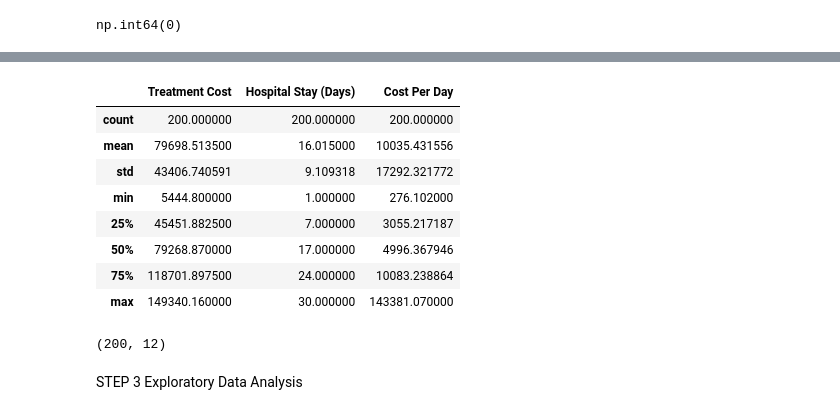
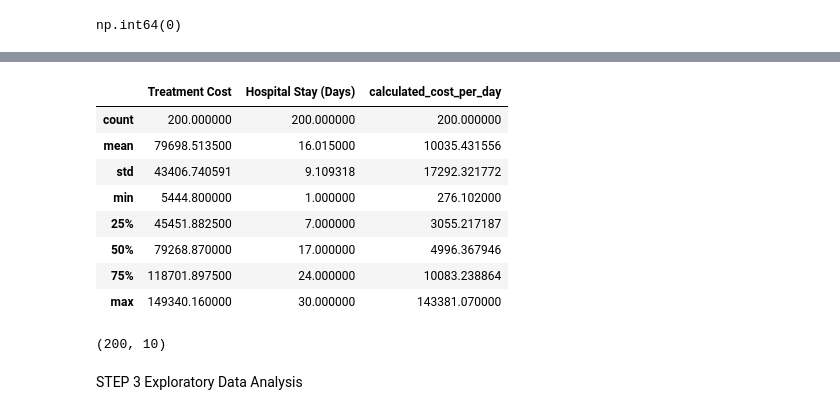
Before and after one commit to Prasannabade13/HEOR-Healthcare-Economics-and-Outcomes-Research-, a Jupyter notebook: HEOR.ipynb, the cells around one changed output, grey strips where cells are left out. Drawn from its saved outputs; the diff is of its cells as text; code cells hidden in the pictures.

```diff
--- a/HEOR.ipynb
+++ b/HEOR.ipynb
@@ -18,3 +9,5 @@ pd.read_excel("/content/hospital_patient_treatment_dataset.xlsx")
+# %%
+df = pd.read_csv("/content/hospital_patient_treatment_dataset.csv")
 # %%
 df.head()
 # %% [output]
@@ -101,7 +88,7 @@ df[["Cost Per Day", "calculated_cost_per_day"]].head()
 # %%
-df[["Treatment Cost", "Hospital Stay (Days)", "Cost Per Day"]].describe()
+df[["Treatment Cost", "Hospital Stay (Days)", "calculated_cost_per_day"]].describe()
 # %% [output]
-|  | Treatment Cost | Hospital Stay (Days) | Cost Per Day |
+|  | Treatment Cost | Hospital Stay (Days) | calculated_cost_per_day |
 | count | 200.000000 | 200.000000 | 200.000000 |
 | mean | 79698.513500 | 16.015000 | 10035.431556 |
 | std | 43406.740591 | 9.109318 | 17292.321772 |
@@ -113,7 +100,7 @@ df[["Treatment Cost", "Hospital Stay (Days)", "Cost Per Day"]].describe()
 # %%
 df.shape
 # %% [output]
-(200, 12)
+(200, 10)
 # %% [markdown]
 STEP 3 Exploratory Data Analysis
 # %% [markdown]
```
Also changed, not shown: parts of 46 cells of this notebook.
